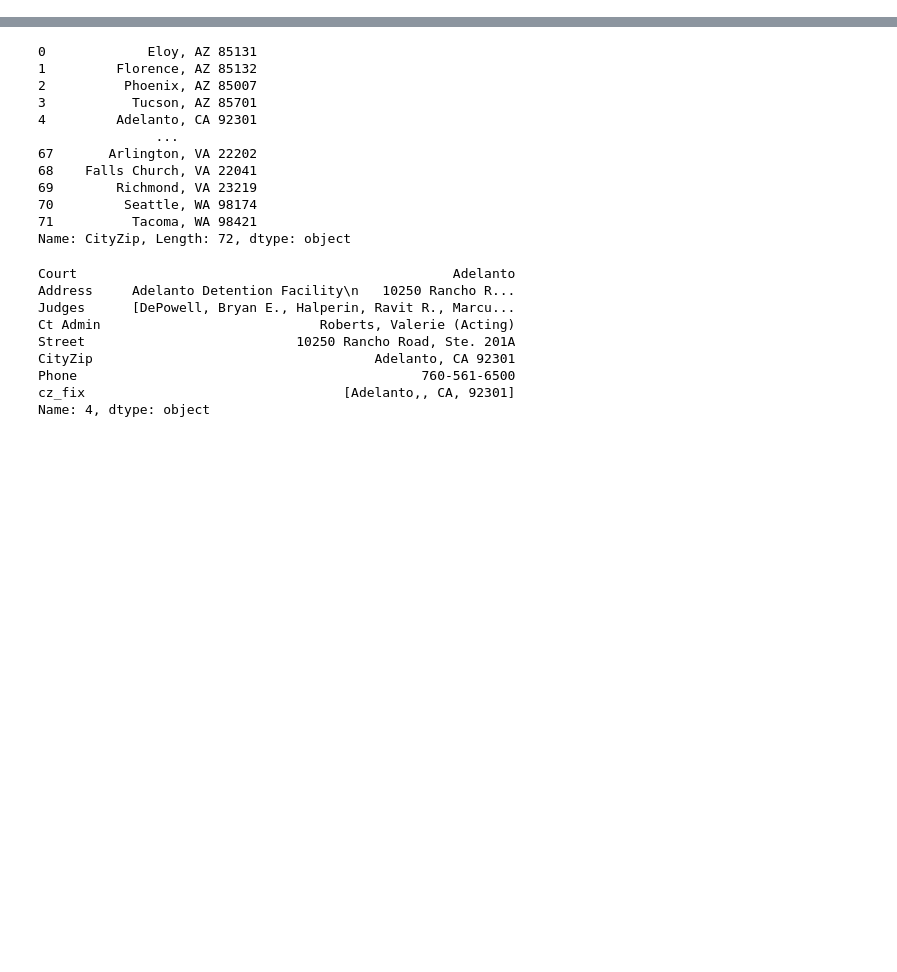
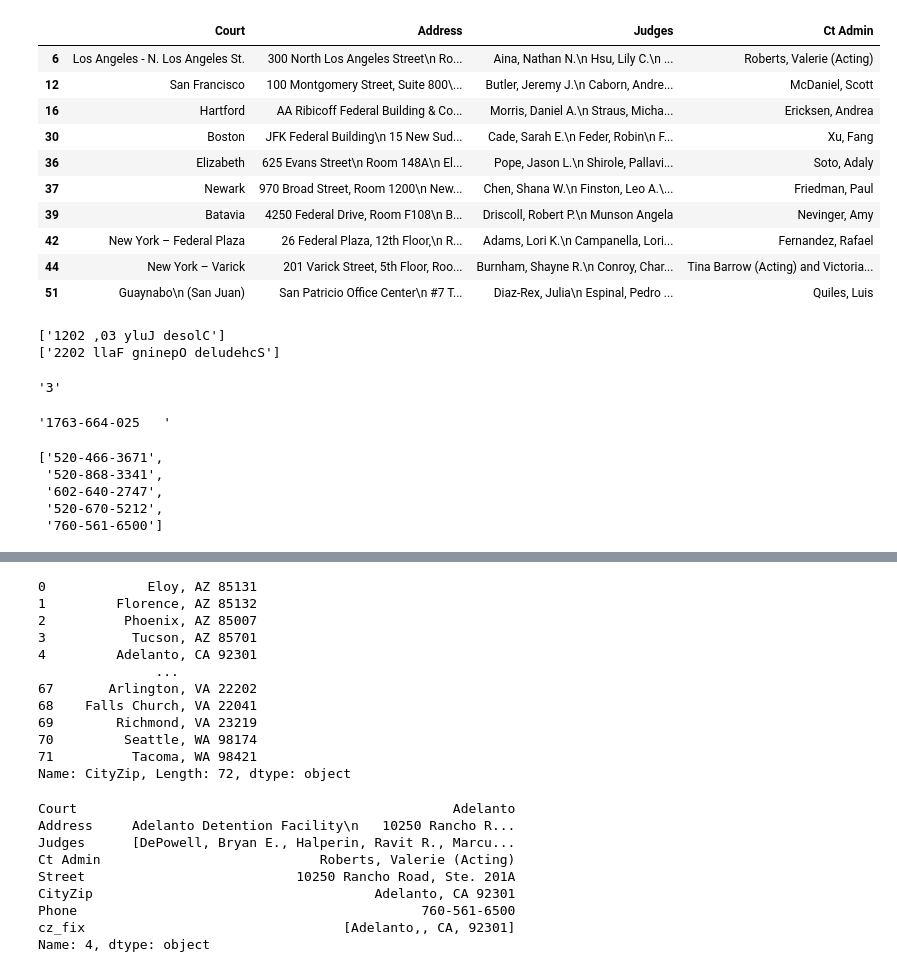
Before and after one commit to lrhf97/geo_courts, a Jupyter notebook: Immigration_judge_directory.ipynb, the cells around one changed output, grey strips where cells are left out. Drawn from its saved outputs; the diff is of its cells as text; code cells hidden in the pictures; blank space fills up the shorter version.

```diff
--- a/Immigration_judge_directory.ipynb
+++ b/Immigration_judge_directory.ipynb
@@ -92,6 +130,0 @@ Name: 29, dtype: object
-# %%
-new = df2['Address'].str.split('\n', n = 5, expand = True)
-
-df2['Street']= new[0]
-df2['CityZip']= new[1]
-df2['Phone']= new[2]
@@ -107,2 +131,15 @@ new[25:30]
-# %%
-df2 = df2.apply(lambda x: x.str.strip() if x.dtype == "object" else x)
+# %%
+new2 = df2[df2['Address'].str.contains("Room")]
+new2
+# %% [output]
+|  | Court | Address | Judges | Ct Admin |
+| 6 | Los Angeles - N. Los Angeles St. | 300 North Los Angeles Street\n Ro... | Aina, Nathan N.\n Hsu, Lily C.\n ... | Roberts, Valerie (Acting) |
+| 12 | San Francisco | 100 Montgomery Street, Suite 800\... | Butler, Jeremy J.\n Caborn, Andre... | McDaniel, Scott |
+| 16 | Hartford | AA Ribicoff Federal Building & Co... | Morris, Daniel A.\n Straus, Micha... | Ericksen, Andrea |
+| 30 | Boston | JFK Federal Building\n 15 New Sud... | Cade, Sarah E.\n Feder, Robin\n F... | Xu, Fang |
+| 36 | Elizabeth | 625 Evans Street\n Room 148A\n El... | Pope, Jason L.\n Shirole, Pallavi... | Soto, Adaly |
+| 37 | Newark | 970 Broad Street, Room 1200\n New... | Chen, Shana W.\n Finston, Leo A.\... | Friedman, Paul |
+| 39 | Batavia | 4250 Federal Drive, Room F108\n B... | Driscoll, Robert P.\n Munson Angela | Nevinger, Amy |
+| 42 | New York – Federal Plaza | 26 Federal Plaza, 12th Floor,\n R... | Adams, Lori K.\n Campanella, Lori... | Fernandez, Rafael |
+| 44 | New York – Varick | 201 Varick Street, 5th Floor, Roo... | Burnham, Shayne R.\n Conroy, Char... | Tina Barrow (Acting) and Victoria... |
+| 51 | Guaynabo\n (San Juan) | San Patricio Office Center\n #7 T... | Diaz-Rex, Julia\n Espinal, Pedro ... | Quiles, Luis |
@@ -108,0 +159,16 @@ df2 = df2.apply(lambda x: x.str.strip() if x.dtype == "object" else x)
+# %%
+for row in df2['Address']:
+    if len(row) <2:
+        print(row)
+# %% [output]
+['1202 ,03 yluJ desolC']
+['2202 llaF gninepO deludehcS']
+# %%
+new2['Address'][6][0].rstrip()
+# %% [output]
+'3'
+# %%
+sep_addy = list(df2['Address'].copy())
+sep_addy[0][0]
+# %% [output]
+'1763-664-025   '
@@ -108,0 +201,10 @@ df2 = df2.apply(lambda x: x.str.strip() if x.dtype == "object" else x)
+# %%
+for i in range(len(phone_list)):
+    phone_list[i] = phone_list[i].rstrip()[::-1]
+phone_list[0:5]
+# %% [output]
+['520-466-3671',
+ '520-868-3341',
+ '602-640-2747',
+ '520-670-5212',
+ '760-561-6500']
```
Also changed, not shown: parts of 18 cells of this notebook.
